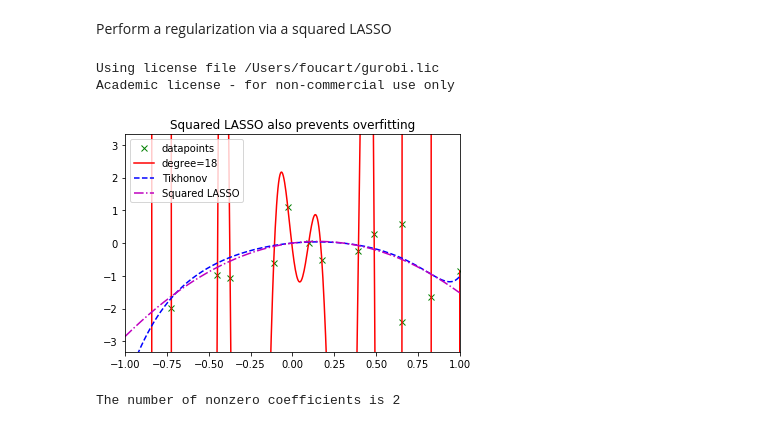
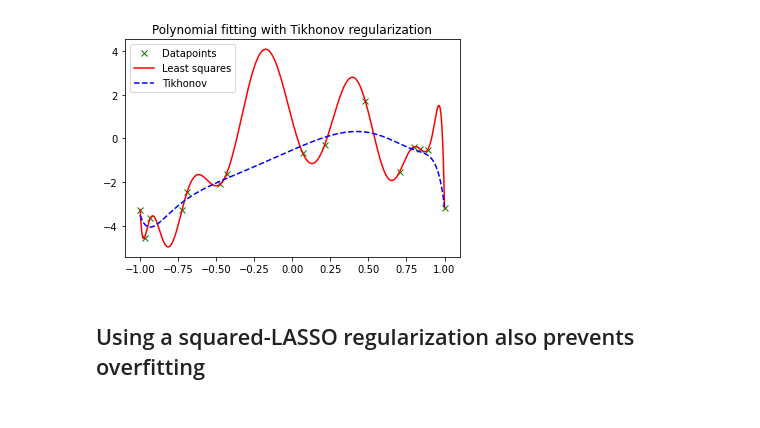
Before and after one commit to foucart/Mathematical_Pictures_at_a_Data_Science_Exhibition, a Jupyter notebook: Python/Chapter06.ipynb, the cells around one changed output. Drawn from its saved outputs; the diff is of its cells as text; code cells hidden in the pictures.

```diff
--- a/Python/Chapter06.ipynb
+++ b/Python/Chapter06.ipynb
@@ -33,17 +49,10 @@ Perform a Tikhonov regularization
 # %%
-# define a "data matrix" (different from the X_tilde considered in the text)
+# construct the matrix X
 X = np.zeros((m,deg+1))
-for i in range(m):
-    for j in range(deg):
-        X[i,j] = x[i]**(deg-j)
-# define and solve the corresponding linear system
-lamb = 1;
+for j in range(deg+1):
+    X[:,j] = x**j
+# define and solve the appropriate linear system
+lamb = 0.1;
 A = np.transpose(X)@X+lamb*lamb*np.identity(deg+1)
-coefs_tik = np.linalg.solve(A,np.transpose(X)@y)
-p_tik = np.poly1d(coefs_tik)
-# visualize the result
-plt.plot(x,y,'gx',grid,p_overfit(grid),'r-',grid,p_tik(grid),'b--')
-plt.legend(labels=['datapoints','degree={}'.format(deg),'Tikhonov'],loc='best')
-plt.title('Tikhonov regularization prevents overfitting')
-plt.axis((-1,1,-3*max(y),3*max(y)))
-plt.show()
+c_tikho = np.linalg.solve(A,np.transpose(X)@y)
+h_tikho = np.poly1d(c_tikho[::-1])
@@ -52,32 +59,10 @@ plt.show()
-# %% [markdown]
-Perform a regularization via a squared LASSO
-# %%
-# define and solve the nonnegative least squares problem
-X_aux = np.row_stack(( np.column_stack((X,-X)), lamb*np.ones((1,2*deg+2)) ))
-y_aux = np.row_stack((y[:,None],0))
-Q = np.transpose(X_aux)@X_aux
-c = (-2*np.transpose(X_aux)@y_aux).flatten()
-d = np.transpose(y_aux)@y_aux
-import gurobipy as gp
-from gurobipy import GRB
-sq_lasso = gp.Model("Squared_LASSO")
-sq_lasso.setParam('OutputFlag',False)
-nonneg = sq_lasso.addMVar(2*deg+2, lb=0, ub=GRB.INFINITY)
-sq_lasso.setMObjective( Q, c, d, xQ_L=None, xQ_R=None, xc=nonneg, sense=GRB.MINIMIZE )
-sq_lasso.optimize()
-coefs_sq_lasso = nonneg.X[0:deg+1] - nonneg.X[deg+1:2*deg+2]
-p_sq_lasso = np.poly1d(coefs_sq_lasso)
-# visualize the result
-plt.plot(x,y,'gx',grid,p_overfit(grid),'r-',grid,p_tik(grid),'b--',grid,p_sq_lasso(grid),'m-.')
-plt.legend(labels=['datapoints','degree={}'.format(deg),'Tikhonov','Squared LASSO'],loc='best')
-plt.title('Squared LASSO also prevents overfitting')
-plt.axis((-1,1,-3*max(y),3*max(y)))
-plt.show()
-plt.show()
-# Check the sparsity of the coefficient vector
-print('The number of nonzero coefficients is',sum(abs(coefs_sq_lasso)>1e-5))
-# %% [output]
-Using license file /Users/foucart/gurobi.lic
-Academic license - for non-commercial use only
-[figure, removed]
-The number of nonzero coefficients is 2
+# %%
+# visualize the Tikhonov predictor
+plt.plot(x,y,'gx',grid,h_least(grid),'r-',grid,h_tikho(grid),'b--')
+plt.legend(labels=['Datapoints','Least squares','Tikhonov'])
+plt.title('Polynomial fitting with Tikhonov regularization')
+plt.show()
+# %% [output]
+[figure, added]
+# %% [markdown]
+## Using a squared-LASSO regularization also prevents overfitting
```
Also changed, not shown: parts of 11 cells of this notebook, 13 other files.
